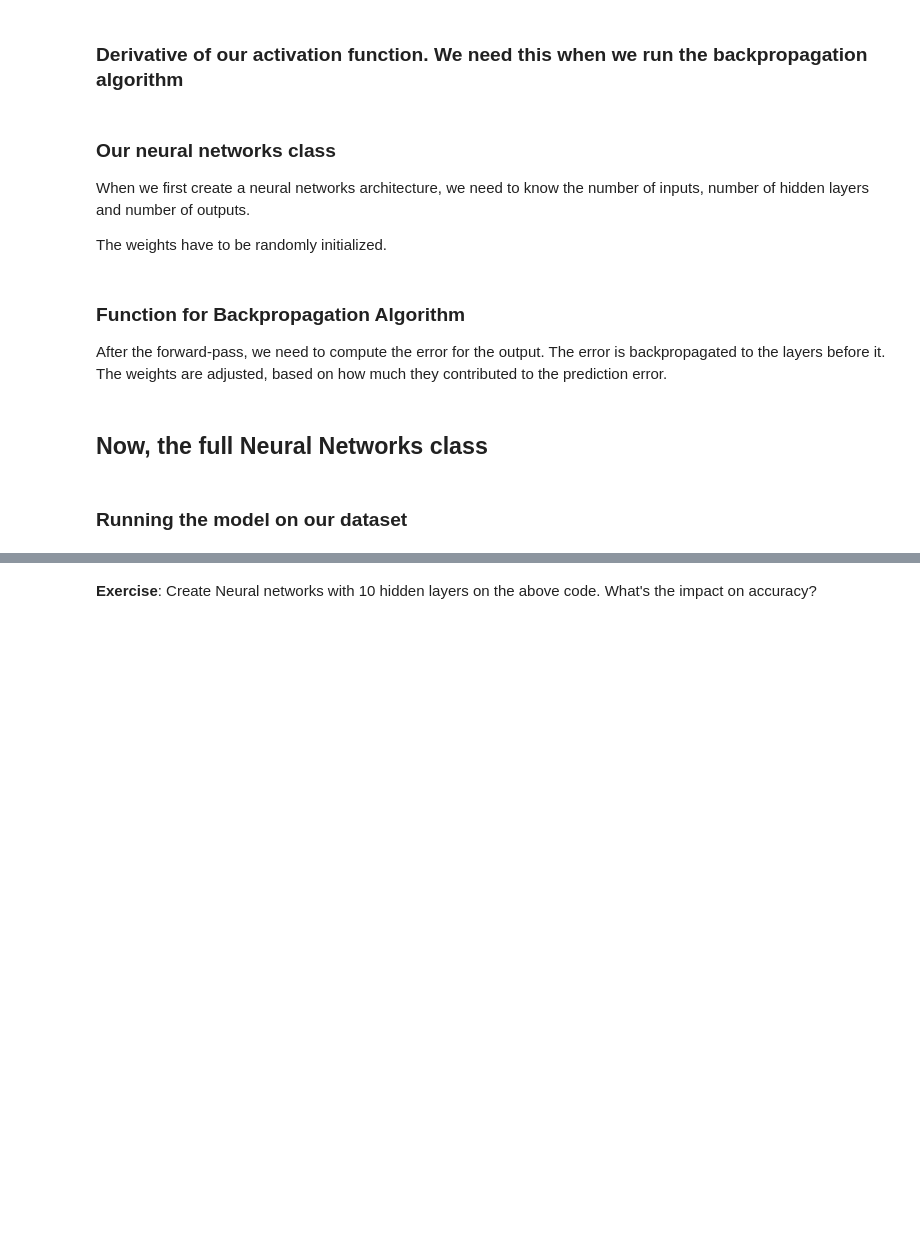
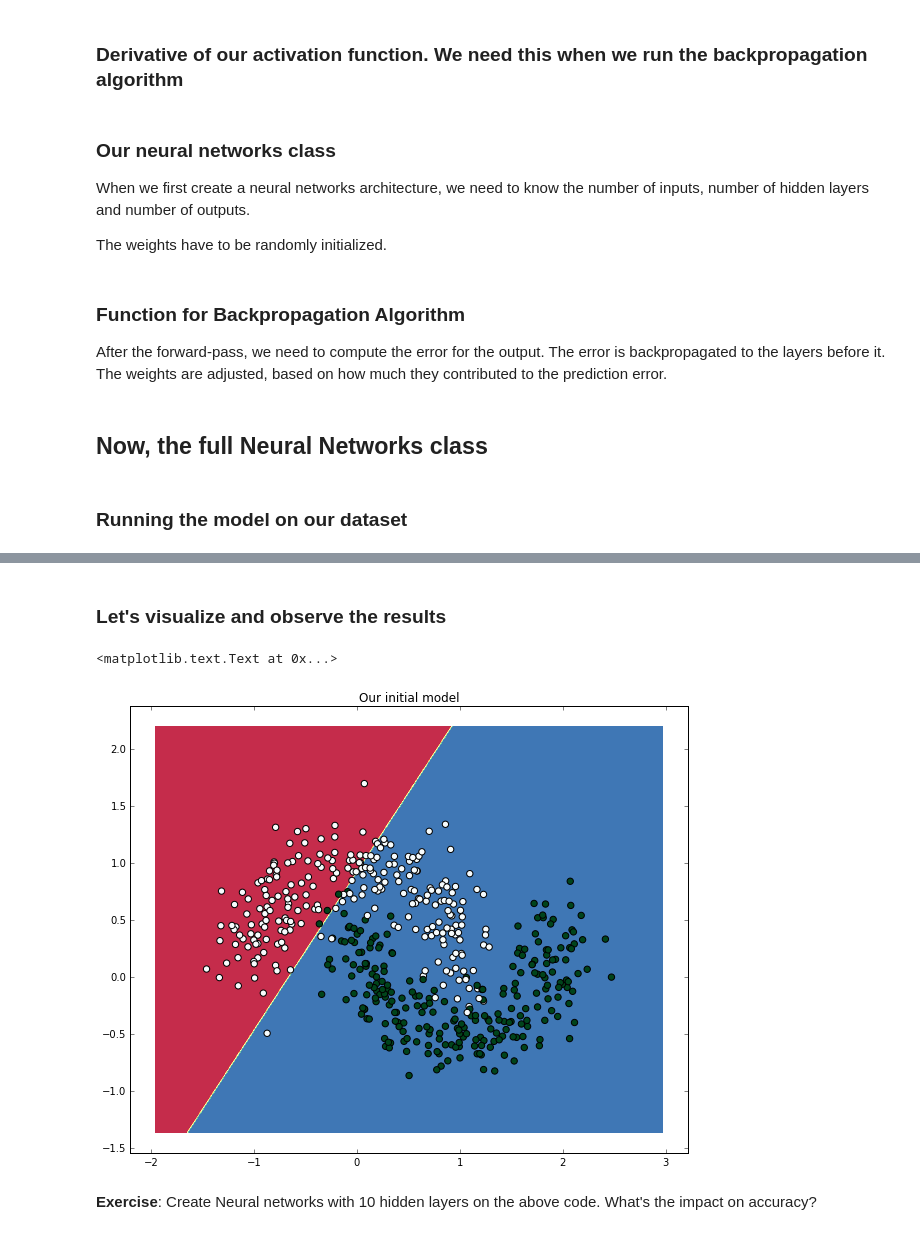
Before and after one commit to rouseguy/intro2deeplearning, a Jupyter notebook: notebooks/1. Introduction to Artificial Neural Networks.ipynb, the cells around one changed output, grey strips where cells are left out. Saved outputs shown, nothing was run; the diff lists cells and outputs as text; code cells hidden in the pictures; blank space fills up the shorter version.

Commit message:
added contour plots

```diff
--- a/notebooks/1. Introduction to Artificial Neural Networks.ipynb
+++ b/notebooks/1. Introduction to Artificial Neural Networks.ipynb
@@ -230,7 +235,8 @@ class NN:
     def test(self, patterns):
         self.predict = np.empty([len(patterns), self.no])
         for i, p in enumerate(patterns):
-            self.predict[i] = self.activate(p[0])
+            self.predict[i] = self.activate(p)
+            #self.predict[i] = self.activate(p[0])
 
     def weights(self):
         print('Input weights:')
@@ -252,6 +258,8 @@ class NN:
             #self.ai[i] = sigmoid(inputs[i])
             self.ai[i] = inputs[i]
 
+
+
         # hidden activations
         for j in range(self.nh):
             sum = 0.0
@@ -265,6 +273,7 @@ class NN:
             for j in range(self.nh):
                 sum = sum + self.ah[j] * self.wo[j][k]
             self.ao[k] = sigmoid(sum)
+
 
         return self.ao[:]
 
@@ -281,8 +290,9 @@ class NN:
                 #print targets
                 self.activate(inputs)
                 error = error + self.backPropagate([targets], N, M)
-            if i % 100 == 0:
-                print('error %-.5f' % error)
+            if i % 5 == 0:
+                print('error in interation %d : %-.5f' % (i,error))
+        print('Final training error: %-.5f' % error)
 # %% [markdown]
 ### Running the model on our dataset
 # %%
@@ -297,2 +324,29 @@ error 49.33416
+# %% [markdown]
+### Let's visualize and observe the results
+# %%
+# Helper function to plot a decision boundary.
+# This generates the contour plot to show the decision boundary visually
+def plot_decision_boundary(nn_model):
+    # Set min and max values and give it some padding
+    x_min, x_max = X[:, 0].min() - .5, X[:, 0].max() + .5
+    y_min, y_max = X[:, 1].min() - .5, X[:, 1].max() + .5
+    h = 0.01
+    # Generate a grid of points with distance h between them
+    xx, yy = np.meshgrid(np.arange(x_min, x_max, h), np.arange(y_min, y_max, h))
+    # Predict the function value for the whole gid
+    nn_model.test(np.c_[xx.ravel(), yy.ravel()])
+    Z = nn_model.predict
+    Z[Z>=0.5] = 1
+    Z[Z<0.5] = 0
+    Z = Z.reshape(xx.shape)
+    # Plot the contour and training examples
+    plt.contourf(xx, yy, Z, cmap=plt.cm.Spectral)
+    plt.scatter(X[:, 0], X[:, 1], s=40,  c=y, cmap=plt.cm.BuGn)
+# %%
+plot_decision_boundary(n)
+plt.title("Our initial model")
+# %% [output]
+<matplotlib.text.Text at 0x...>
+[figure, added]
 # %% [markdown]
 **Exercise**: Create Neural networks with 10 hidden layers on the above code. What's the impact on accuracy?
```
Also changed, not shown: parts of 9 cells of this notebook.
